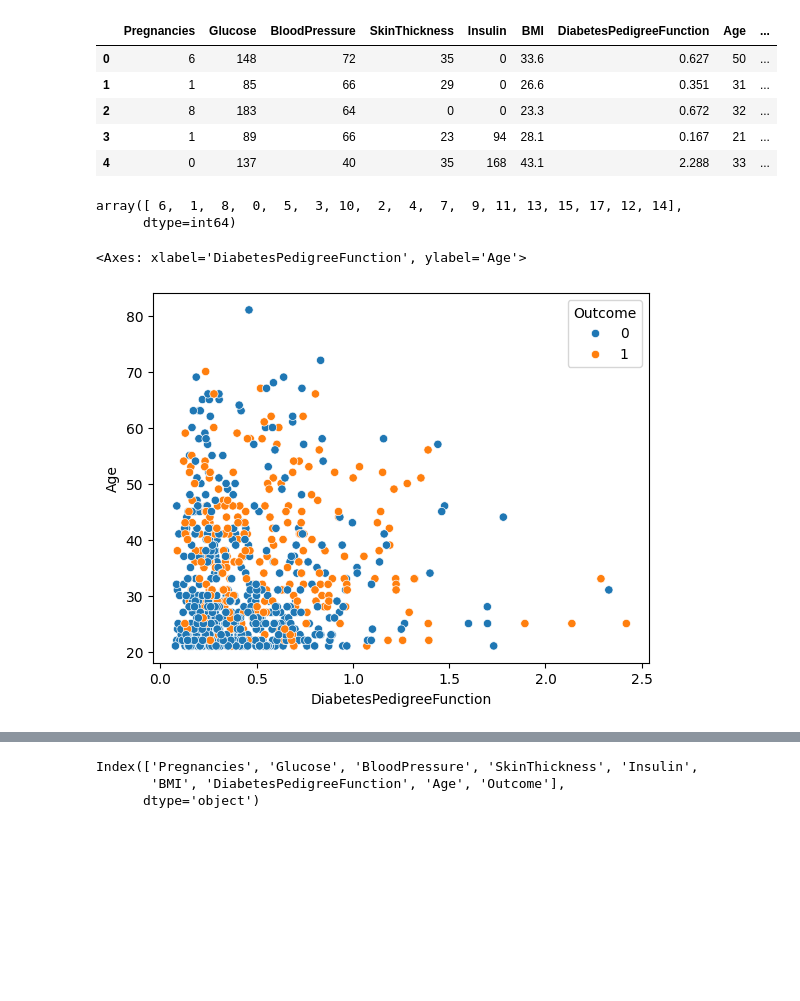
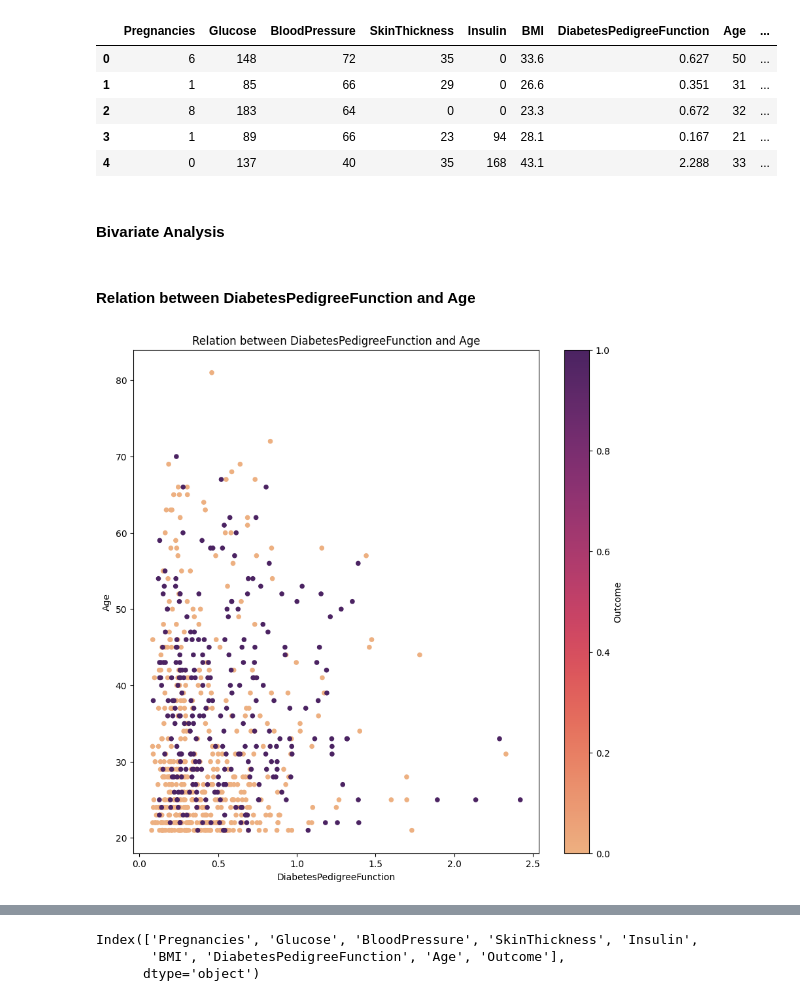
Before and after one commit to rajendra195/ds_project, a Jupyter notebook: Project_01/diabeties_classification.ipynb, the cells around one changed output, grey strips where cells are left out. Saved outputs shown, nothing was run; the diff lists cells and outputs as text; code cells hidden in the pictures; blank space fills up the shorter version.

```diff
--- a/Project_01/diabeties_classification.ipynb
+++ b/Project_01/diabeties_classification.ipynb
@@ -233,13 +305,22 @@ df.head()
 | 2 | 8 | 183 | 64 | 0 | 0 | 23.3 | 0.672 | 32 | ... |
 | 3 | 1 | 89 | 66 | 23 | 94 | 28.1 | 0.167 | 21 | ... |
 | 4 | 0 | 137 | 40 | 35 | 168 | 43.1 | 2.288 | 33 | ... |
-# %%
-df["Pregnancies"].unique()
-# %% [output]
-array([ 6,  1,  8,  0,  5,  3, 10,  2,  4,  7,  9, 11, 13, 15, 17, 12, 14],
-      dtype=int64)
+# %% [markdown]
+#### Bivariate Analysis
+# %%
+# bivariate analysis using scatterplot
+def scatter_plot(data, x, y, label="Outcome"):
+    data.sort_values(label).plot.scatter(
+        x=x,
+        y=y,
+        c=label,
+        colormap=sns.color_palette("flare", as_cmap=True),
+        figsize=(10, 10),
+    )
+    plt.title(f"Relation between {x} and {y}")
+# %% [markdown]
+#### Relation between DiabetesPedigreeFunction and Age
 # %%
-sns.scatterplot(data=df, x="DiabetesPedigreeFunction", y="Age", hue="Outcome")
+scatter_plot(data=df, x="DiabetesPedigreeFunction", y="Age")
 # %% [output]
-<Axes: xlabel='DiabetesPedigreeFunction', ylabel='Age'>
-[figure, old version]
+[figure, new version]
```
Also changed, not shown: parts of 70 cells of this notebook.
